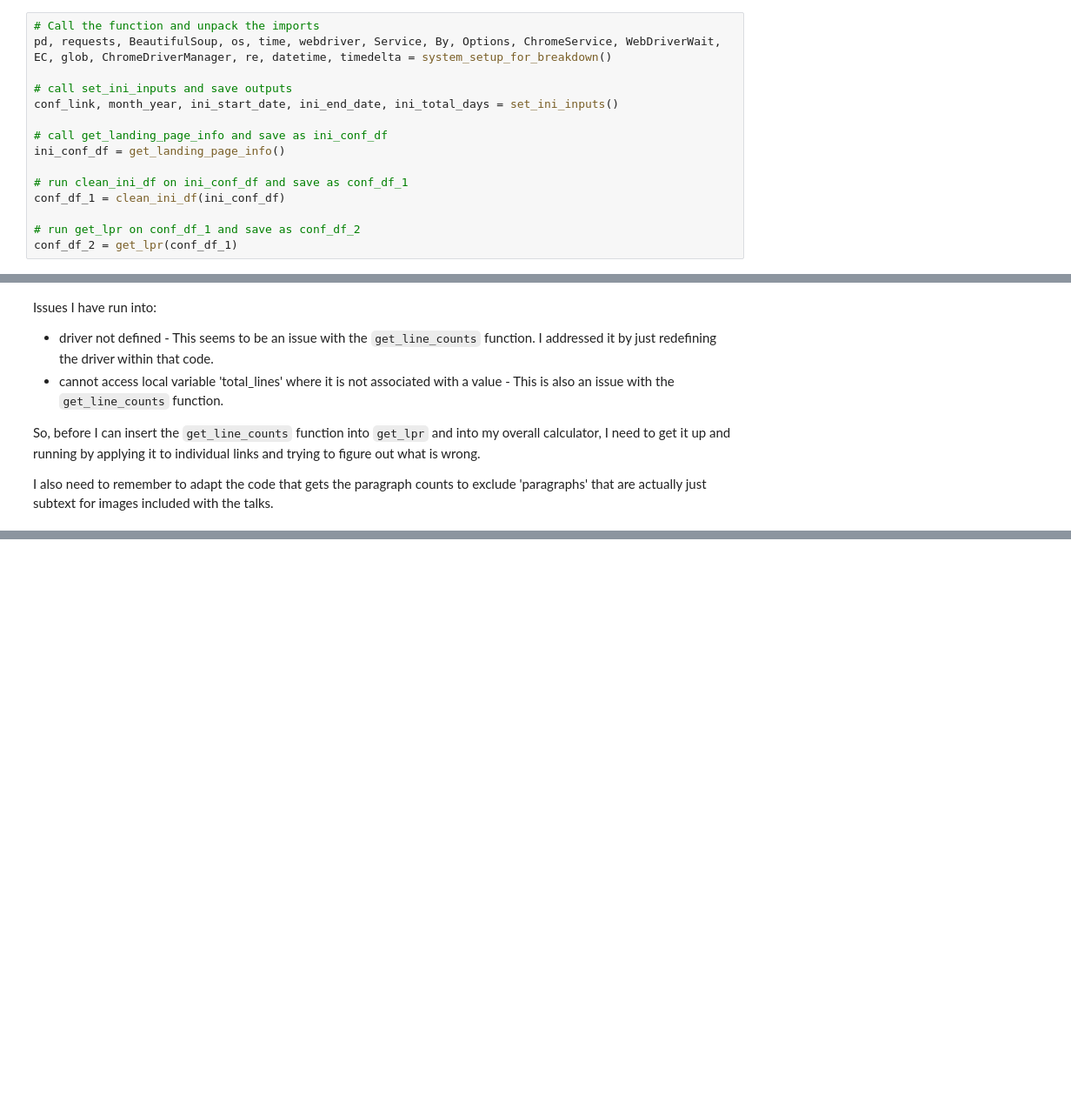
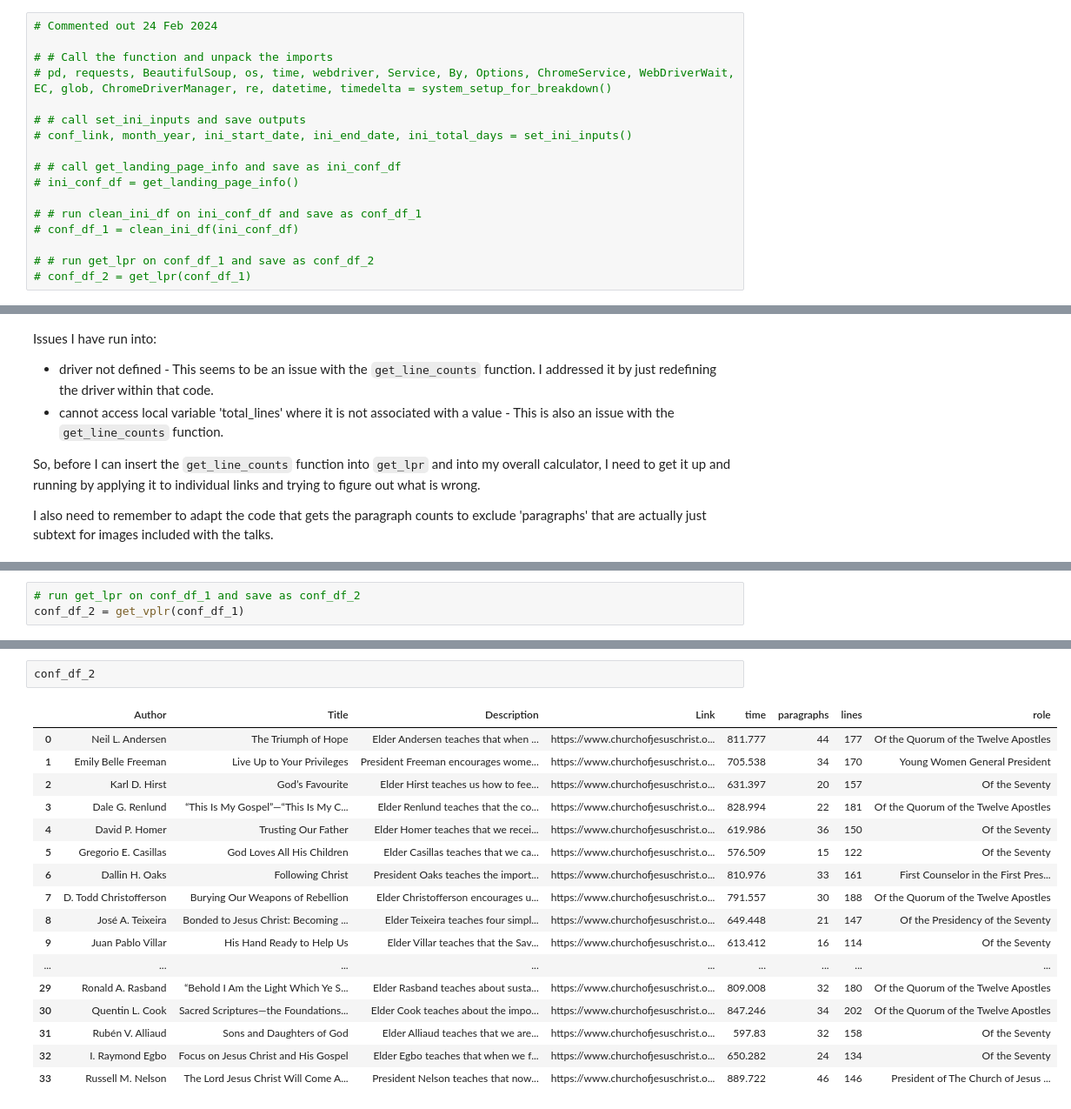
Before and after one commit to bfranx62/come-follow-me-breakdown-builder, a Jupyter notebook: Conference Calculator Improvement Notebook.ipynb, the cells around one changed output, grey strips where cells are left out. Shown: that part at 87% size. Drawn from its saved outputs; the diff is of its cells as text; blank space fills up the shorter version.

```diff
--- a/Conference Calculator Improvement Notebook.ipynb
+++ b/Conference Calculator Improvement Notebook.ipynb
@@ -1565,18 +1553,20 @@ def get_lpr(conf_df):
 # %%
-# Call the function and unpack the imports
-pd, requests, BeautifulSoup, os, time, webdriver, Service, By, Options, ChromeService, WebDriverWait, EC, glob, ChromeDriverManager, re, datetime, timedelta = system_setup_for_breakdown()
+# Commented out 24 Feb 2024
 
-# call set_ini_inputs and save outputs
-conf_link, month_year, ini_start_date, ini_end_date, ini_total_days = set_ini_inputs()
+# # Call the function and unpack the imports
+# pd, requests, BeautifulSoup, os, time, webdriver, Service, By, Options, ChromeService, WebDriverWait, EC, glob, ChromeDriverManager, re, datetime, timedelta = system_setup_for_breakdown()
 
-# call get_landing_page_info and save as ini_conf_df
-ini_conf_df = get_landing_page_info()
+# # call set_ini_inputs and save outputs
+# conf_link, month_year, ini_start_date, ini_end_date, ini_total_days = set_ini_inputs()
 
-# run clean_ini_df on ini_conf_df and save as conf_df_1
-conf_df_1 = clean_ini_df(ini_conf_df)
+# # call get_landing_page_info and save as ini_conf_df
+# ini_conf_df = get_landing_page_info()
 
-# run get_lpr on conf_df_1 and save as conf_df_2
-conf_df_2 = get_lpr(conf_df_1)
+# # run clean_ini_df on ini_conf_df and save as conf_df_1
+# conf_df_1 = clean_ini_df(ini_conf_df)
+
+# # run get_lpr on conf_df_1 and save as conf_df_2
+# conf_df_2 = get_lpr(conf_df_1)
 # %% [output]
 Pandas imported as pd.
 Requests imported.
@@ -1606,0 +1814,3 @@ I also need to remember to adapt the code that gets the paragraph counts to excl
+# %%
+# run get_lpr on conf_df_1 and save as conf_df_2
+conf_df_2 = get_vplr(conf_df_1)
@@ -1606,0 +1835,20 @@ I also need to remember to adapt the code that gets the paragraph counts to excl
+# %%
+conf_df_2
+# %% [output]
+|  | Author | Title | Description | Link | time | paragraphs | lines | role |
+| 0 | Neil L. Andersen | The Triumph of Hope | Elder Andersen teaches that when ... | https://www.churchofjesuschrist.o... | 811.777 | 44 | 177 | Of the Quorum of the Twelve Apostles |
+| 1 | Emily Belle Freeman | Live Up to Your Privileges | President Freeman encourages wome... | https://www.churchofjesuschrist.o... | 705.538 | 34 | 170 | Young Women General President |
+| 2 | Karl D. Hirst | God’s Favourite | Elder Hirst teaches us how to fee... | https://www.churchofjesuschrist.o... | 631.397 | 20 | 157 | Of the Seventy |
+| 3 | Dale G. Renlund | “This Is My Gospel”—“This Is My C... | Elder Renlund teaches that the co... | https://www.churchofjesuschrist.o... | 828.994 | 22 | 181 | Of the Quorum of the Twelve Apostles |
+| 4 | David P. Homer | Trusting Our Father | Elder Homer teaches that we recei... | https://www.churchofjesuschrist.o... | 619.986 | 36 | 150 | Of the Seventy |
+| 5 | Gregorio E. Casillas | God Loves All His Children | Elder Casillas teaches that we ca... | https://www.churchofjesuschrist.o... | 576.509 | 15 | 122 | Of the Seventy |
+| 6 | Dallin H. Oaks | Following Christ | President Oaks teaches the import... | https://www.churchofjesuschrist.o... | 810.976 | 33 | 161 | First Counselor in the First Pres... |
+| 7 | D. Todd Christofferson | Burying Our Weapons of Rebellion | Elder Christofferson encourages u... | https://www.churchofjesuschrist.o... | 791.557 | 30 | 188 | Of the Quorum of the Twelve Apostles |
+| 8 | José A. Teixeira | Bonded to Jesus Christ: Becoming ... | Elder Teixeira teaches four simpl... | https://www.churchofjesuschrist.o... | 649.448 | 21 | 147 | Of the Presidency of the Seventy |
+| 9 | Juan Pablo Villar | His Hand Ready to Help Us | Elder Villar teaches that the Sav... | https://www.churchofjesuschrist.o... | 613.412 | 16 | 114 | Of the Seventy |
+| ... | ... | ... | ... | ... | ... | ... | ... | ... |
+| 29 | Ronald A. Rasband | “Behold I Am the Light Which Ye S... | Elder Rasband teaches about susta... | https://www.churchofjesuschrist.o... | 809.008 | 32 | 180 | Of the Quorum of the Twelve Apostles |
+| 30 | Quentin L. Cook | Sacred Scriptures—the Foundations... | Elder Cook teaches about the impo... | https://www.churchofjesuschrist.o... | 847.246 | 34 | 202 | Of the Quorum of the Twelve Apostles |
+| 31 | Rubén V. Alliaud | Sons and Daughters of God | Elder Alliaud teaches that we are... | https://www.churchofjesuschrist.o... | 597.83 | 32 | 158 | Of the Seventy |
+| 32 | I. Raymond Egbo | Focus on Jesus Christ and His Gospel | Elder Egbo teaches that when we f... | https://www.churchofjesuschrist.o... | 650.282 | 24 | 134 | Of the Seventy |
+| 33 | Russell M. Nelson | The Lord Jesus Christ Will Come A... | President Nelson teaches that now... | https://www.churchofjesuschrist.o... | 889.722 | 46 | 146 | President of The Church of Jesus ... |
```
Also changed, not shown: parts of 13 cells of this notebook.
